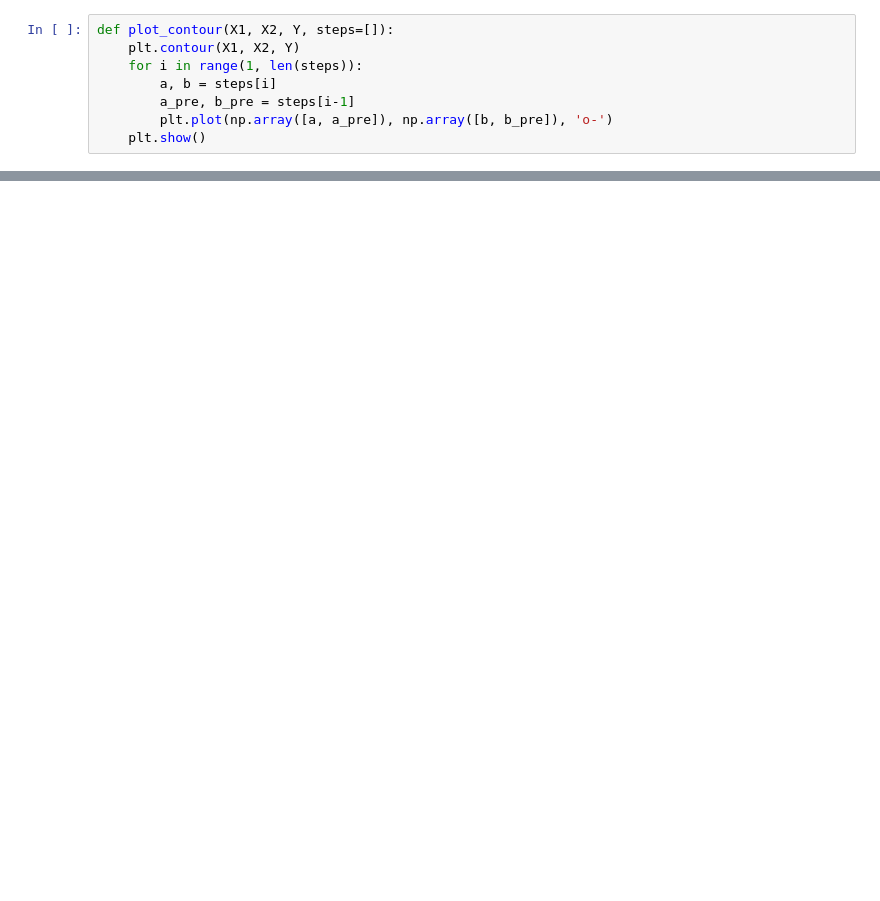
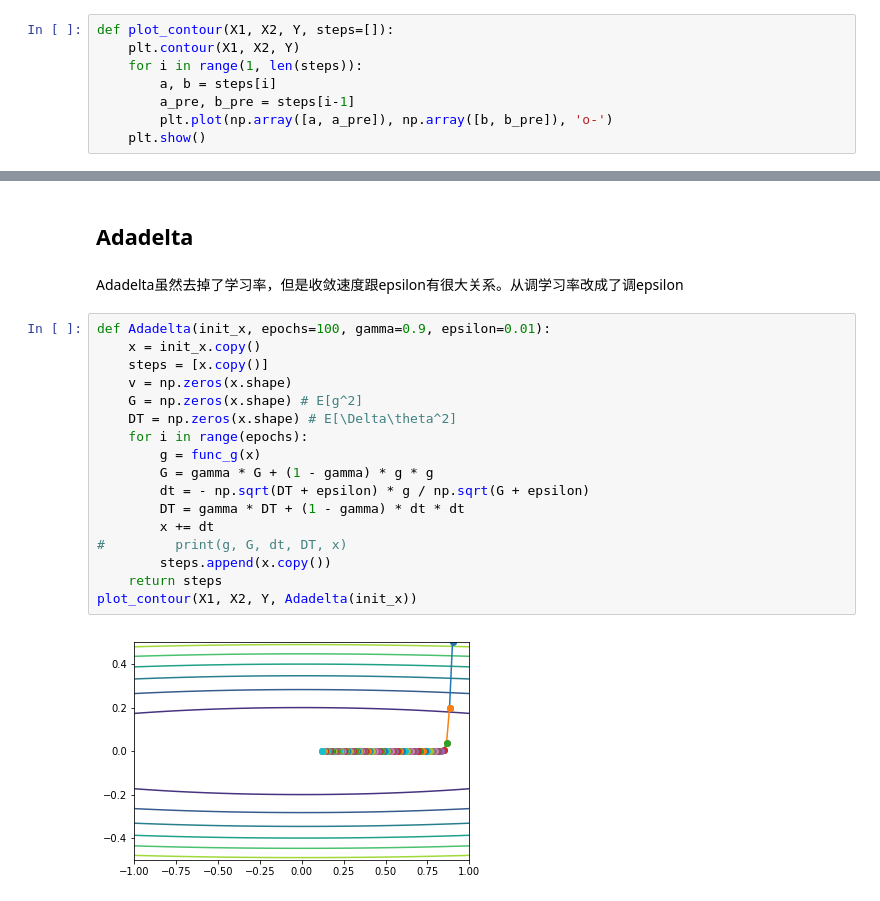
Before and after one commit to LydiaY5559/Practice, a Jupyter notebook: DeepLearning/optimization.ipynb, the cells around one changed output, grey strips where cells are left out. Saved outputs shown, nothing was run; the diff lists cells and outputs as text; blank space fills up the shorter version.

```diff
--- a/DeepLearning/optimization.ipynb
+++ b/DeepLearning/optimization.ipynb
@@ -68,0 +108,23 @@ plot_contour(X1, X2, Y, NAG(init_x))
+# %% [markdown]
+## Adadelta
+# %% [markdown]
+Adadelta虽然去掉了学习率，但是收敛速度跟epsilon有很大关系。从调学习率改成了调epsilon
+# %%
+def Adadelta(init_x, epochs=100, gamma=0.9, epsilon=0.01):
+    x = init_x.copy()
+    steps = [x.copy()]
+    v = np.zeros(x.shape)
+    G = np.zeros(x.shape) # E[g^2]
+    DT = np.zeros(x.shape) # E[\Delta\theta^2]
+    for i in range(epochs):
+        g = func_g(x)
+        G = gamma * G + (1 - gamma) * g * g
+        dt = - np.sqrt(DT + epsilon) * g / np.sqrt(G + epsilon)
+        DT = gamma * DT + (1 - gamma) * dt * dt
+        x += dt
+#         print(g, G, dt, DT, x)
+        steps.append(x.copy())
+    return steps
+plot_contour(X1, X2, Y, Adadelta(init_x))
+# %% [output]
+[figure, added]
```
Also changed, not shown: parts of 16 cells of this notebook.
